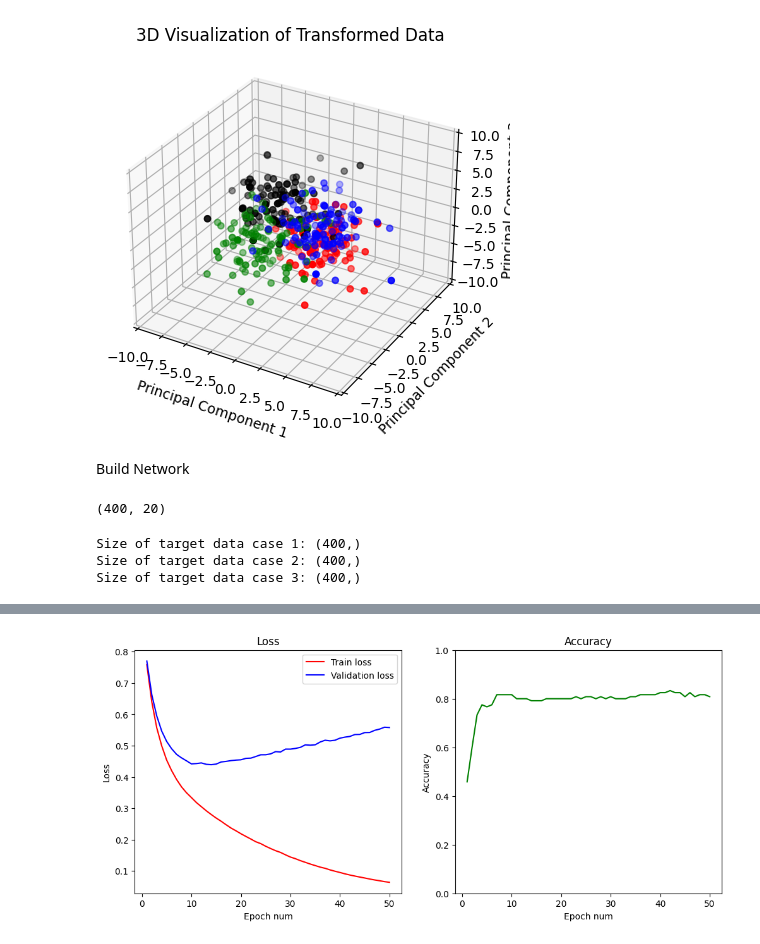
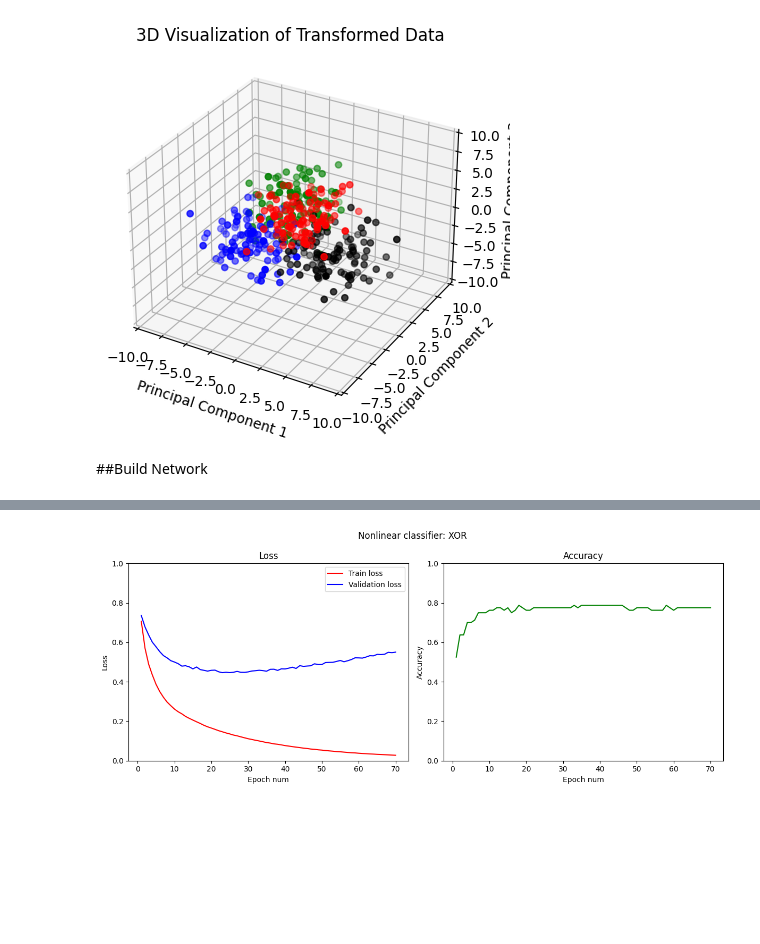
Before and after one commit to jinoh5/disentangled, a Jupyter notebook: find_nondisentangled.ipynb, the cells around one changed output, grey strips where cells are left out. Drawn from its saved outputs; the diff is of its cells as text; code cells hidden in the pictures; blank space fills up the shorter version.

```diff
--- a/find_nondisentangled.ipynb
+++ b/find_nondisentangled.ipynb
@@ -19,6 +27,6 @@ noise_var = 2
 # %%
 # Use Gaussian to find the
-subInput_non = np.random.normal(loc=0, scale=sigma, size=[4,20])
+subInput_non = np.random.normal(loc=0, scale=sigma, size=[numCond,N])
 print("The Rank of a Matrix: ", np.linalg.matrix_rank(subInput_non))
 
 # Let's look at the structure (make sure the four points are not on the same plane)
@@ -87,35 +95,44 @@ ax.set_zlim([-10, 10])
 
 plt.show()
 # %% [output]
-[figure, old version]
+[figure, new version]
-# %% [markdown]
-Build Network
-# %%
-input.shape
-# %% [output]
-(400, 20)
-# %%
-# Create target (reference) data
-cond0 = np.zeros(200)
-cond1 = np.ones(200)
-target_case1 = np.hstack((cond0, cond1)) # dim 1 classification
-print("Size of target data case 1: {}".format(target_case1.shape))
-
-c0 = np.zeros(100)
-target_case2 = np.hstack((c0, cond1, c0)) # dim 2 classification
-print("Size of target data case 2: {}".format(target_case2.shape))
-
-c3 = np.ones(100)
-target_case3 = np.hstack((c0, c3, c0, c3)) # diagonal classification
-print("Size of target data case 3: {}".format(target_case3.shape))
-# %% [output]
-Size of target data case 1: (400,)
-Size of target data case 2: (400,)
-Size of target data case 3: (400,)
+# %% [markdown]
+##Build Network
 # %%
 import torch
 import torch.nn as nn
 import torch.nn.functional as F
 import torch.optim as optim
 from torch.utils.data import DataLoader, TensorDataset, random_split, Subset
+# %%
+# Experiment conditions
+task1 = org_cond[:,0]
+task2 = org_cond[:,1]
+xor = np.sum(org_cond,axis=1)%2
+# %%
+# Model 1 (nonlinear classifier)
+class Simple_Nonlin(nn.Module):
+
+  def __init__(self, input_dim, hidden_dim, output_dim):
+    super(Simple_Nonlin, self).__init__()
+
+    self.input_layer = nn.Linear(input_dim, hidden_dim)
+    self.hidden_layer = nn.Linear(hidden_dim, output_dim) # here, I can add noise to make noises in the hidden layer
+
+  def forward(self, x):
+    x = F.relu(self.input_layer(x)) # Applying ReLU activation after input_layer
+    x = self.hidden_layer(x) # currently does not have softmax activation (But F.softmax is possible depending on the model)
+    # x = F.log_softmax(self.hidden_layer(x), dim=1)
+    return x
+# %%
+# Model 2 (linear classifier)
+class Simple_lin(nn.Module):
+
+  def __init__(self, input_dim, hidden_dim, output_dim):
+    super(Simple_lin, self).__init__()
+    self.input_layer = nn.Linear(input_dim, output_dim)
+
+  def forward(self, x):
+    y = self.input_layer(x)
+    return y
 # %%
@@ -270,10 +279,13 @@ def run_simple(input_dis, target_case, input_dim, output_dim, batchsize, num_epo
   plt.show()
 # %%
-run_simple(input_dis = input,
-           target_case = target_case2,
+run_simple(expname = "XOR",
+           exp_cond = xor,
+           n_trials_perpoint = 100,
+           input = input,
            input_dim = 20,
            output_dim = 2,
+           modelName = Simple_lin, #Simple_Nonlin,
            batchsize = 20,
-           num_epochs = 50,
+           num_epochs = 70,
            learning_rate = 0.001)
 # %% [output]
@@ -297 +309 @@ Epoch [50/50], Training Loss: 0.0638, Validation Loss: 0.5579
-[figure, old version]
+[figure, new version]
```
Also changed, not shown: parts of 5 cells of this notebook.
